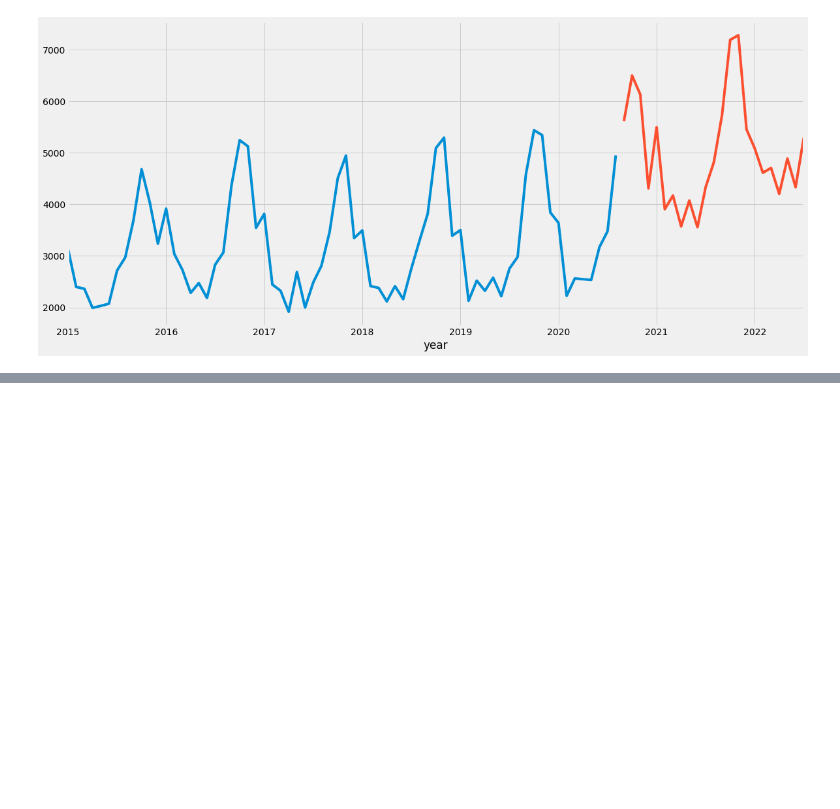
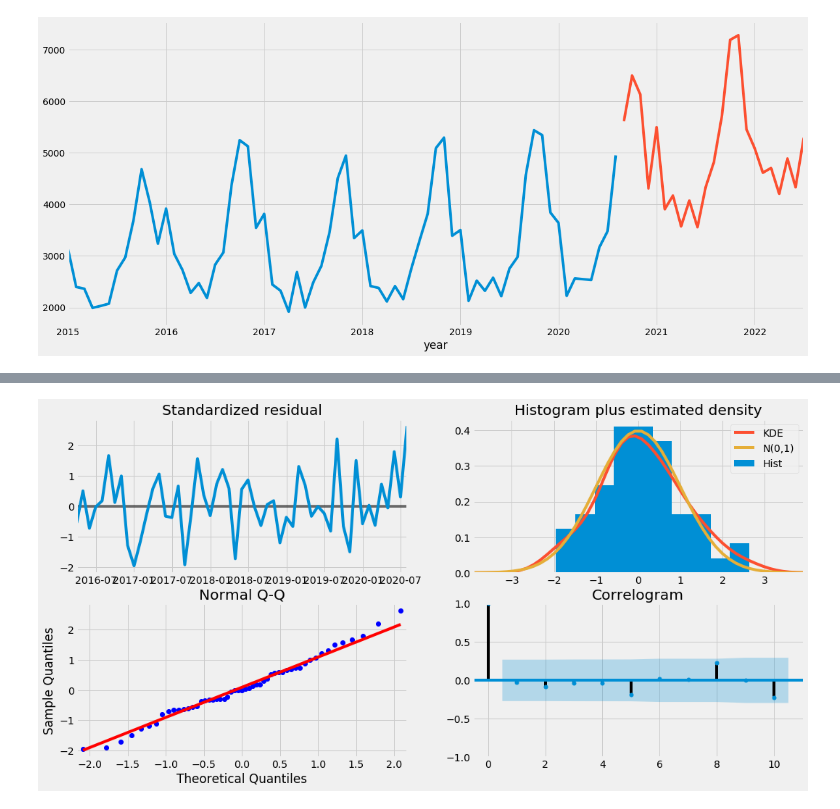
Before and after one commit to dkjastpe/dkjastpe, a Jupyter notebook: Financial_Forecasting_Model_Internship.ipynb, the cells around one changed output, grey strips where cells are left out. Cells and saved outputs as stored; diff of their text form; code cells hidden in the pictures; blank space fills up the shorter version.

```diff
--- a/Financial_Forecasting_Model_Internship.ipynb
+++ b/Financial_Forecasting_Model_Internship.ipynb
@@ -205,3 +205,13 @@ Roots
 |  | Real | Imaginary | Modulus | Frequency |
 | AR.1 | 2.6856 | +0.0000j | 2.6856 | 0.0000 |
 | MA.1 | 3.6256 | +0.0000j | 3.6256 | 0.0000 |
+# %%
+#SARIMA Modeling
+p = d = q = range(0, 2)
+pdq = list(itertools.product(p, d, q))
+seasonal_pdq = [(x[0], x[1], x[2], 6) for x in list(itertools.product(p, d, q))]
+print('Examples of parameter combinations for Seasonal ARIMA...')
+print('SARIMAX: {} x {}'.format(pdq[1], seasonal_pdq[1]))
+print('SARIMAX: {} x {}'.format(pdq[1], seasonal_pdq[2]))
+print('SARIMAX: {} x {}'.format(pdq[2], seasonal_pdq[3]))
+print('SARIMAX: {} x {}'.format(pdq[2], seasonal_pdq[4]))
@@ -207,0 +304,5 @@ Roots
+# %%
+results.plot_diagnostics(figsize=(16, 8))
+plt.show()
+# %% [output]
+[figure, added]
```
Also changed, not shown: parts of 6 cells of this notebook.
